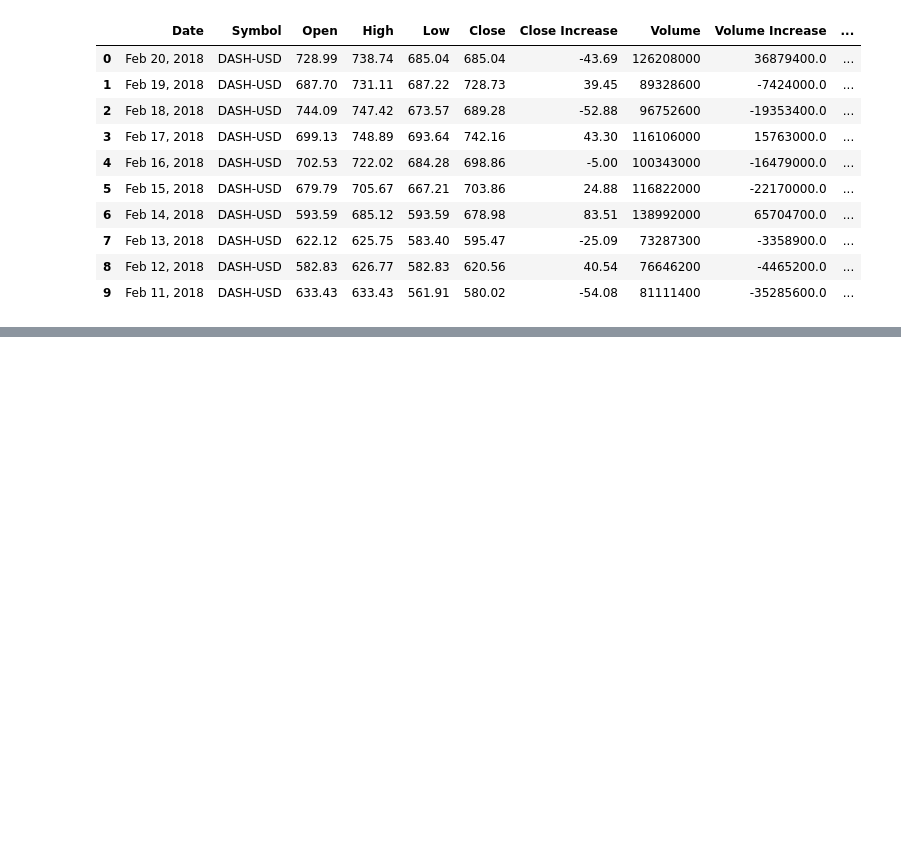
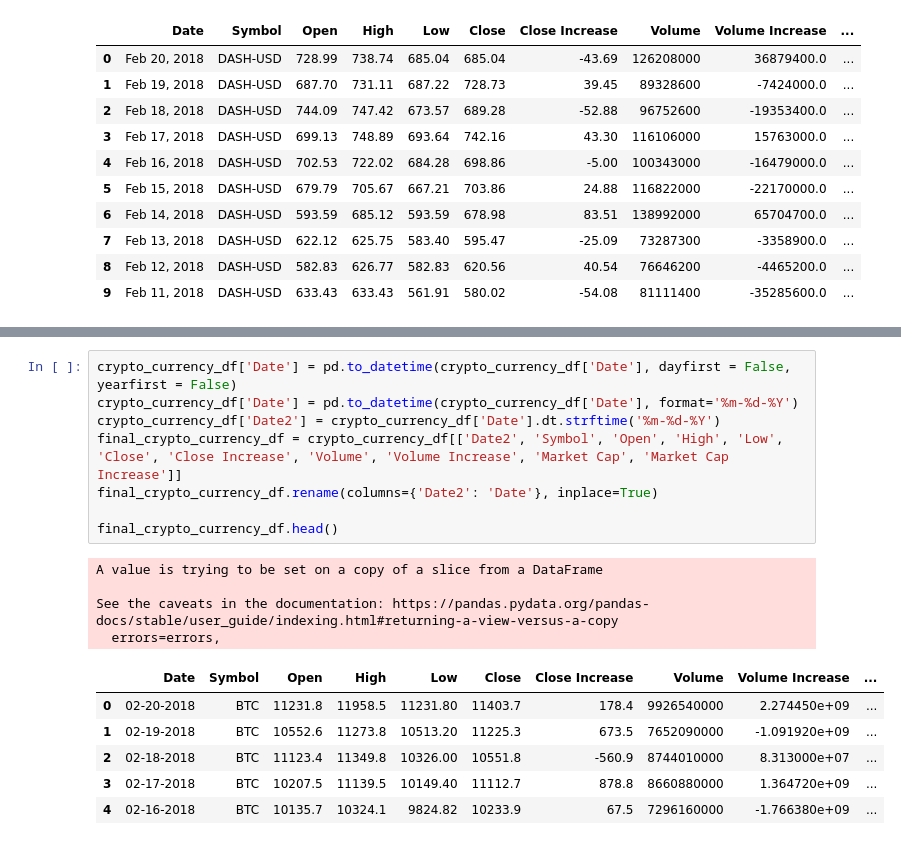
Before and after one commit to Kato883/Crypto_Knights, a Jupyter notebook: Scripts/readCSVs.ipynb, the cells around one changed output, grey strips where cells are left out. Cells and saved outputs as stored; diff of their text form; blank space fills up the shorter version.

Commit message:
Reformatted date column in a jenk way due to complications

```diff
--- a/Scripts/readCSVs.ipynb
+++ b/Scripts/readCSVs.ipynb
@@ -214,0 +201,19 @@ crypto_currency_df
+# %%
+crypto_currency_df['Date'] = pd.to_datetime(crypto_currency_df['Date'], dayfirst = False, yearfirst = False)
+crypto_currency_df['Date'] = pd.to_datetime(crypto_currency_df['Date'], format='%m-%d-%Y')
+crypto_currency_df['Date2'] = crypto_currency_df['Date'].dt.strftime('%m-%d-%Y')
+final_crypto_currency_df = crypto_currency_df[['Date2', 'Symbol', 'Open', 'High', 'Low', 'Close', 'Close Increase', 'Volume', 'Volume Increase', 'Market Cap', 'Market Cap Increase']]
+final_crypto_currency_df.rename(columns={'Date2': 'Date'}, inplace=True)
+
+final_crypto_currency_df.head()
+# %% [output]
+A value is trying to be set on a copy of a slice from a DataFrame
+
+See the caveats in the documentation: https://pandas.pydata.org/pandas-docs/stable/user_guide/indexing.html#returning-a-view-versus-a-copy
+  errors=errors,
+|  | Date | Symbol | Open | High | Low | Close | Close Increase | Volume | Volume Increase | ... |
+| 0 | 02-20-2018 | BTC | 11231.8 | 11958.5 | 11231.80 | 11403.7 | 178.4 | 9926540000 | 2.274450e+09 | ... |
+| 1 | 02-19-2018 | BTC | 10552.6 | 11273.8 | 10513.20 | 11225.3 | 673.5 | 7652090000 | -1.091920e+09 | ... |
+| 2 | 02-18-2018 | BTC | 11123.4 | 11349.8 | 10326.00 | 10551.8 | -560.9 | 8744010000 | 8.313000e+07 | ... |
+| 3 | 02-17-2018 | BTC | 10207.5 | 11139.5 | 10149.40 | 11112.7 | 878.8 | 8660880000 | 1.364720e+09 | ... |
+| 4 | 02-16-2018 | BTC | 10135.7 | 10324.1 | 9824.82 | 10233.9 | 67.5 | 7296160000 | -1.766380e+09 | ... |
```
Also changed, not shown: parts of 3 cells of this notebook.
